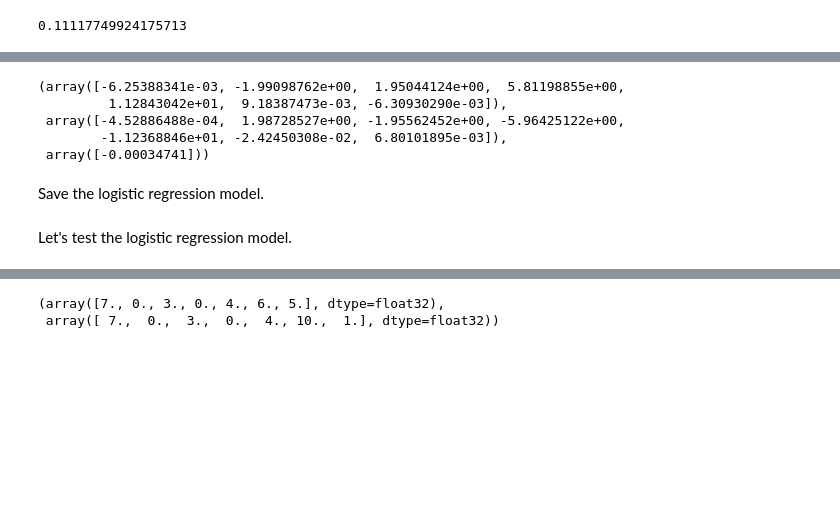
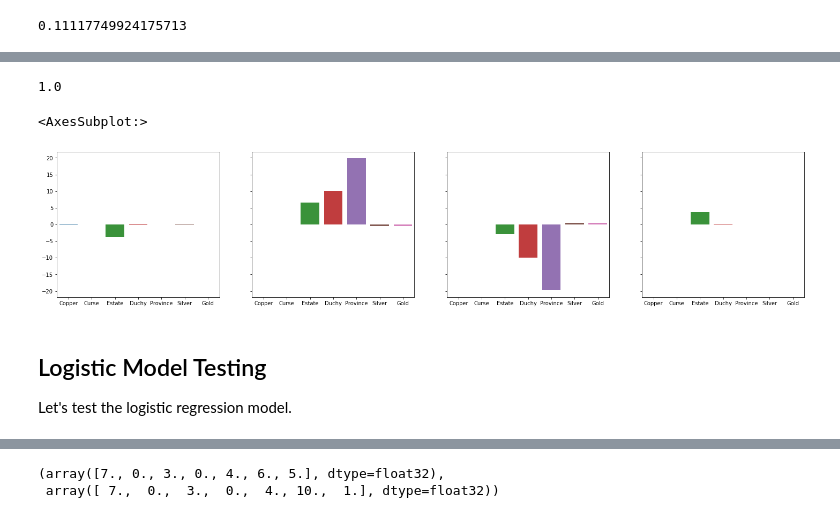
Before and after one commit to SpecificGenerality/PyDominion, a Jupyter notebook: notebooks/training.ipynb, the cells around one changed output, grey strips where cells are left out. Cells and saved outputs as stored; diff of their text form; code cells hidden in the pictures; blank space fills up the shorter version.

```diff
--- a/notebooks/training.ipynb
+++ b/notebooks/training.ipynb
@@ -70,7 +116,7 @@ model = LogisticRegression(max_iter=max_iter, C=C)
 # %%
 project_root = '/home/justiny/Documents/Projects/PyDominion'
 model_dir = os.path.join(project_root, 'models')
-model_name = 'r-r-mlp-pred-bce-10k-50--1'
+model_name = 'r-r-logistic-pred-1k-terminal-C-10'
 model_path = os.path.join(model_dir, model_name)
 model_path
 # %% [output]
@@ -89,2 +128,0 @@ PredictorMLP(
-# %%
-reg = model.fit(X_rand_10k, y_rand_10k)
@@ -97,10 +129,5 @@ Copper, Curse, Estate, Duchy, Province, Silver, Gold
-# %%
-reg.coef_[0][7:14], reg.coef_[0][14:], reg.intercept_
-# %% [output]
-(array([-6.25388341e-03, -1.99098762e+00,  1.95044124e+00,  5.81198855e+00,
-         1.12843042e+01,  9.18387473e-03, -6.30930290e-03]),
- array([-4.52886488e-04,  1.98728527e+00, -1.95562452e+00, -5.96425122e+00,
-        -1.12368846e+01, -2.42450308e-02,  6.80101895e-03]),
- array([-0.00034741]))
-# %% [markdown]
-Save the logistic regression model.
+# %%
+model = model.fit(X, train_y)
+model.score(X, train_y)
+# %% [output]
+1.0
@@ -107,3 +137,18 @@ Save the logistic regression model.
+# %%
+agent_weights = model.coef_[0][7:14]
+opp_weights = model.coef_[0][14:]
+supply_weights = model.coef_[0][:7]
+player_weight_diffs = agent_weights + opp_weights
+cards = list(idxs.keys())
+# %%
+f, axes = plt.subplots(1,4, figsize=(25, 5), sharey='all')
+sns.barplot(x=cards, y=supply_weights, ax=axes[0])
+sns.barplot(x=cards, y=agent_weights, ax=axes[1])
+sns.barplot(x=cards, y=opp_weights, ax=axes[2])
+sns.barplot(x=cards, y=player_weight_diffs, ax=axes[3])
+# %% [output]
+<AxesSubplot:>
+[figure, added]
 # %%
 import pickle
 # %%
@@ -111,4 +156,5 @@ pickle.dump(reg, open(model_path, 'wb'))
 # %% [markdown]
+## Logistic Model Testing ##
 Let's test the logistic regression model.
 # %%
 test_config = GameConfig(split=StartingSplit.StartingRandomSplit, prosperity=False, num_players=2, feature_type=FeatureType.ReducedFeature, sandbox=True)
```
Also changed, not shown: parts of 29 cells of this notebook, 4 other files.
